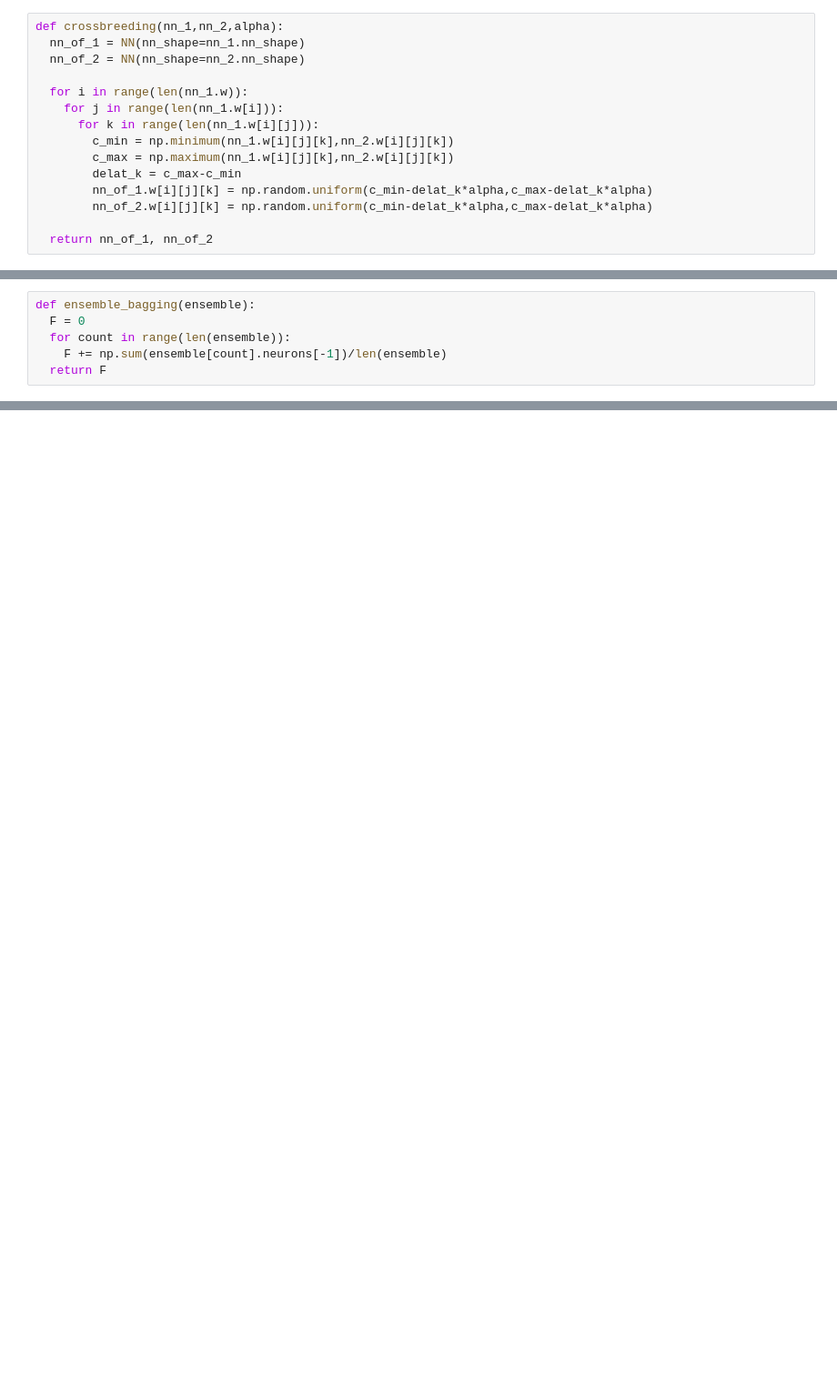
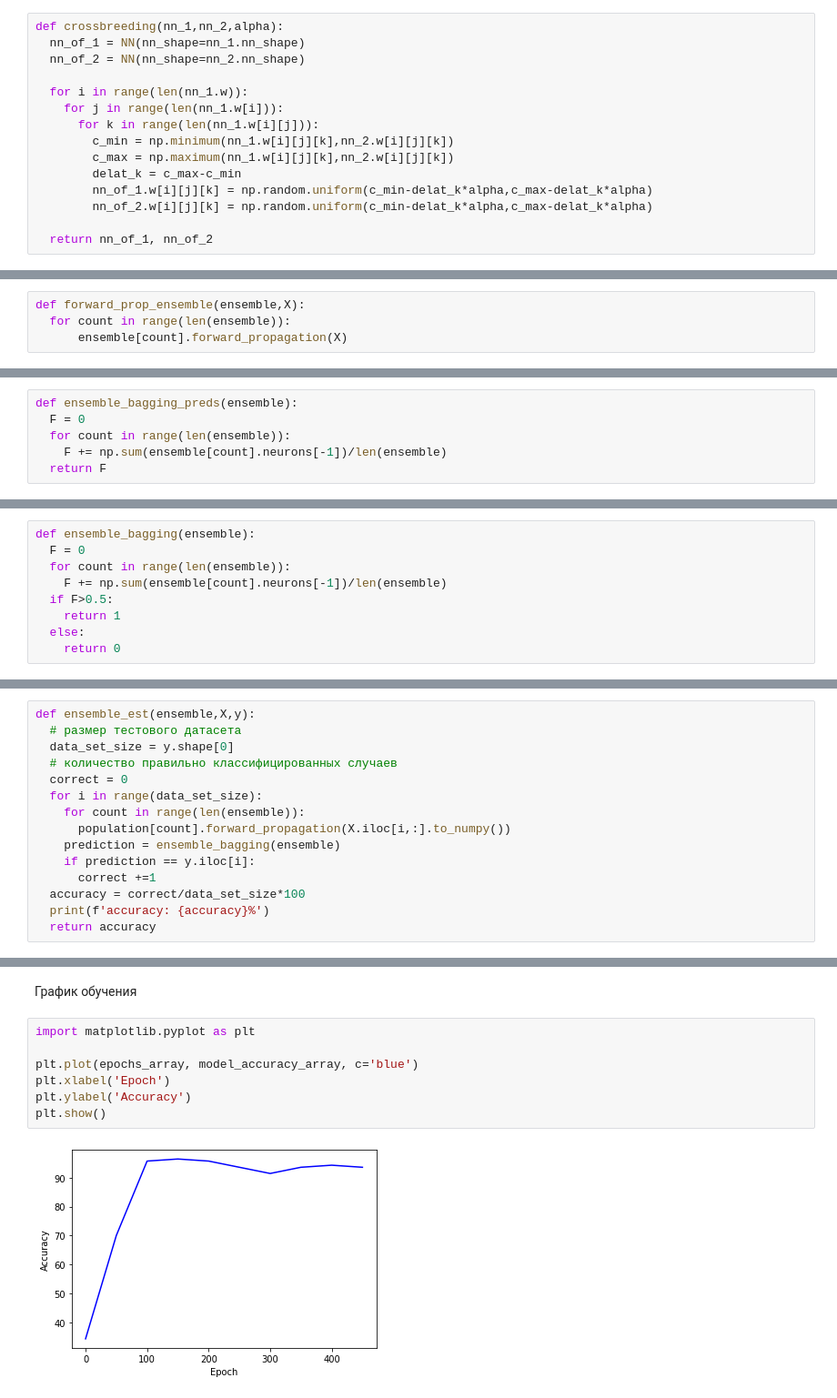
Before and after one commit to RelaxingCoyote/NEUROEV, a Jupyter notebook: NCL_Khayrov.ipynb, the cells around one changed output, grey strips where cells are left out. Shown at 91% size. Cells and saved outputs as stored; diff of their text form; blank space fills up the shorter version.

```diff
--- a/NCL_Khayrov.ipynb
+++ b/NCL_Khayrov.ipynb
@@ -344,0 +322,4 @@ def crossbreeding(nn_1,nn_2,alpha):
+# %%
+def forward_prop_ensemble(ensemble,X):
+  for count in range(len(ensemble)):
+      ensemble[count].forward_propagation(X)
@@ -345,5 +328,5 @@ def crossbreeding(nn_1,nn_2,alpha):
 # %%
-def ensemble_bagging(ensemble):
+def ensemble_bagging_preds(ensemble):
   F = 0
   for count in range(len(ensemble)):
     F += np.sum(ensemble[count].neurons[-1])/len(ensemble)
@@ -350,0 +336,9 @@ def ensemble_bagging(ensemble):
+# %%
+def ensemble_bagging(ensemble):
+  F = 0
+  for count in range(len(ensemble)):
+    F += np.sum(ensemble[count].neurons[-1])/len(ensemble)
+  if F>0.5:
+    return 1
+  else:
+    return 0
@@ -350,0 +347,15 @@ def ensemble_bagging(ensemble):
+# %%
+def ensemble_est(ensemble,X,y):
+  # размер тестового датасета
+  data_set_size = y.shape[0]
+  # количество правильно классифицированных случаев
+  correct = 0
+  for i in range(data_set_size):
+    for count in range(len(ensemble)):
+      population[count].forward_propagation(X.iloc[i,:].to_numpy())
+    prediction = ensemble_bagging(ensemble)
+    if prediction == y.iloc[i]:
+      correct +=1
+  accuracy = correct/data_set_size*100
+  print(f'accuracy: {accuracy}%')
+  return accuracy
@@ -442,0 +485,11 @@ for epoch in range(evolution_cycles):
+# %% [markdown]
+График обучения
+# %%
+import matplotlib.pyplot as plt
+
+plt.plot(epochs_array, model_accuracy_array, c='blue')
+plt.xlabel('Epoch')
+plt.ylabel('Accuracy')
+plt.show()
+# %% [output]
+[figure, added]
```
Also changed, not shown: parts of 26 cells of this notebook.
